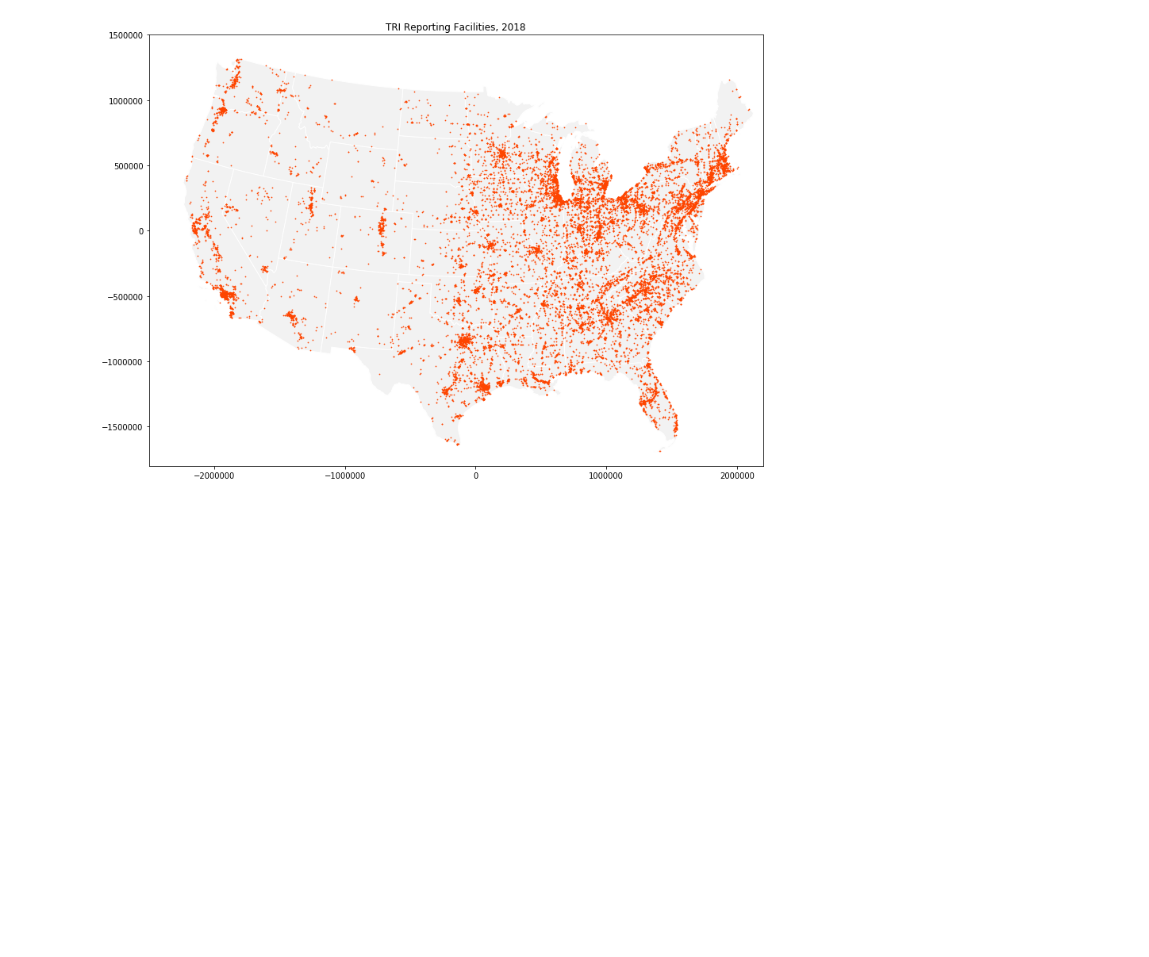
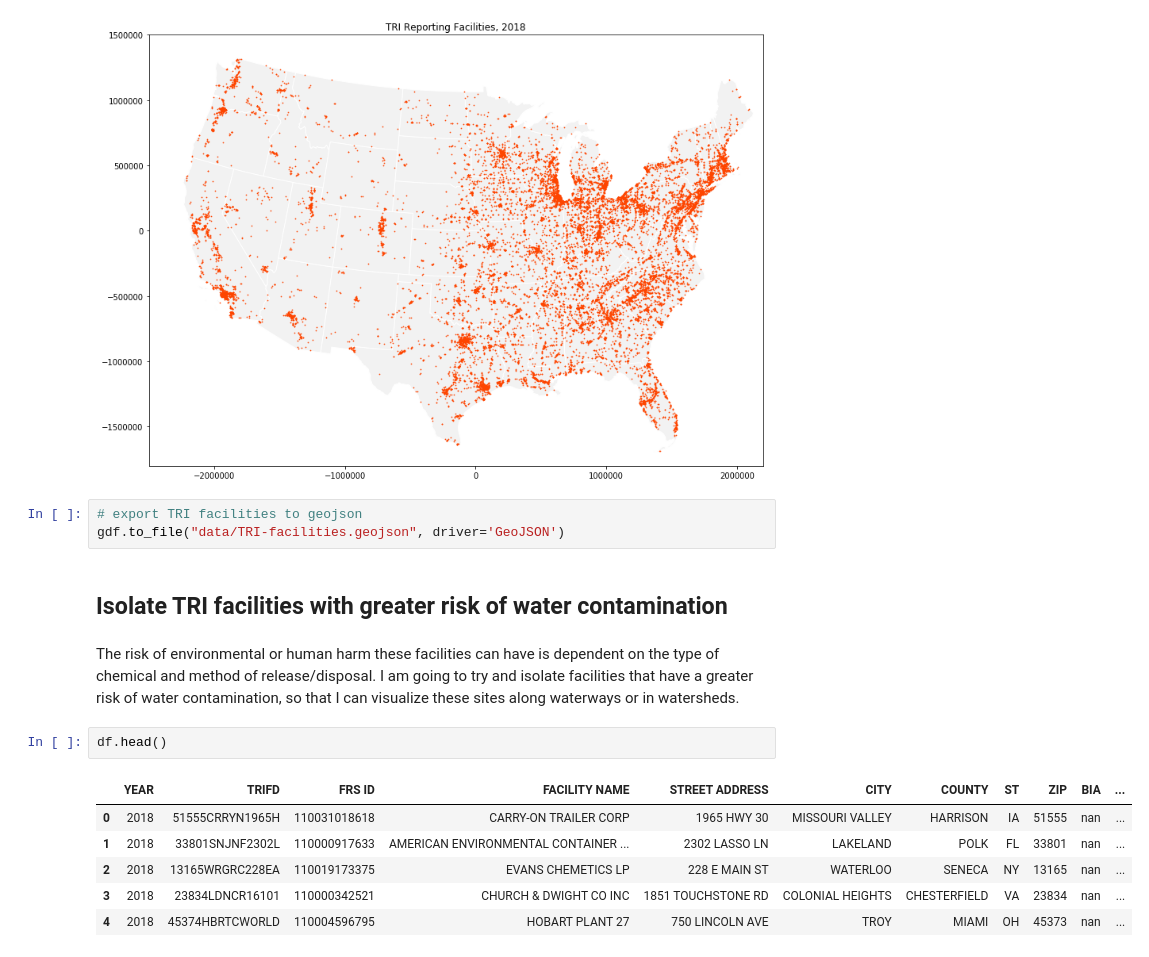
Before and after one commit to EileenGrady/us-industrial-pollution, a Jupyter notebook: TRI-data-exploration.ipynb, the cells around one changed output. Drawn from its saved outputs; the diff is of its cells as text; blank space fills up the shorter version.

Commit message:
continue exploring data in Jupyter notebooks

```diff
--- a/TRI-data-exploration.ipynb
+++ b/TRI-data-exploration.ipynb
@@ -372,3 +374,19 @@ print
 # %% [output]
 <function print>
 [figure]
+# %%
+# export TRI facilities to geojson
+gdf.to_file("data/TRI-facilities.geojson", driver='GeoJSON')
+# %% [markdown]
+## Isolate TRI facilities with greater risk of water contamination
+# %% [markdown]
+The risk of environmental or human harm these facilities can have is dependent on the type of chemical and method of release/disposal. I am going to try and isolate facilities that have a greater risk of water contamination, so that I can visualize these sites along waterways or in watersheds.
+# %%
+df.head()
+# %% [output]
+|  | YEAR | TRIFD | FRS ID | FACILITY NAME | STREET ADDRESS | CITY | COUNTY | ST | ZIP | BIA | ... |
+| 0 | 2018 | 51555CRRYN1965H | 110031018618 | CARRY-ON TRAILER CORP | 1965 HWY 30 | MISSOURI VALLEY | HARRISON | IA | 51555 | nan | ... |
+| 1 | 2018 | 33801SNJNF2302L | 110000917633 | AMERICAN ENVIRONMENTAL CONTAINER ... | 2302 LASSO LN | LAKELAND | POLK | FL | 33801 | nan | ... |
+| 2 | 2018 | 13165WRGRC228EA | 110019173375 | EVANS CHEMETICS LP | 228 E MAIN ST | WATERLOO | SENECA | NY | 13165 | nan | ... |
+| 3 | 2018 | 23834LDNCR16101 | 110000342521 | CHURCH & DWIGHT CO INC | 1851 TOUCHSTONE RD | COLONIAL HEIGHTS | CHESTERFIELD | VA | 23834 | nan | ... |
+| 4 | 2018 | 45374HBRTCWORLD | 110004596795 | HOBART PLANT 27 | 750 LINCOLN AVE | TROY | MIAMI | OH | 45373 | nan | ... |
```
Also changed, not shown: parts of 8 cells of this notebook, 5 other files.
